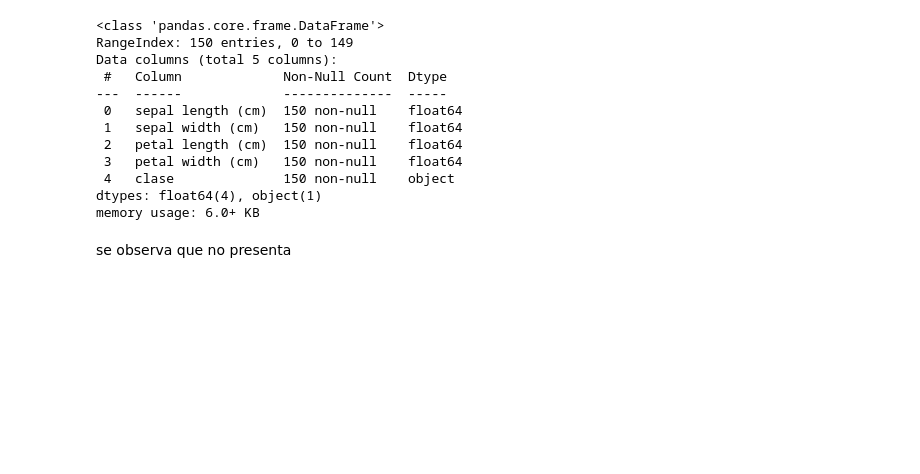
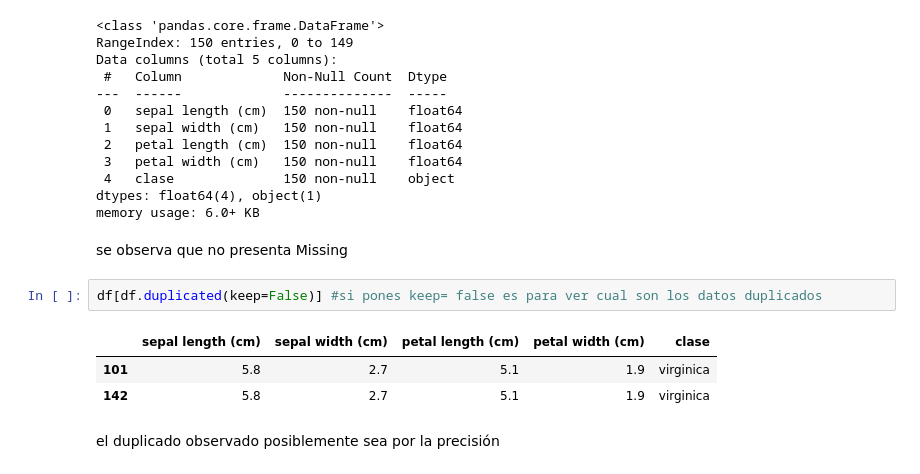
Before and after one commit to IsabelRomoBru/DS102024, a Jupyter notebook: 2-DataAnalysis/10-EDA/Analisis_datos_iris.ipynb, the cells around one changed output. Drawn from its saved outputs; the diff is of its cells as text; blank space fills up the shorter version.

```diff
--- a/2-DataAnalysis/10-EDA/Analisis_datos_iris.ipynb
+++ b/2-DataAnalysis/10-EDA/Analisis_datos_iris.ipynb
@@ -82,4 +89,12 @@ Data columns (total 5 columns):
 dtypes: float64(4), object(1)
 memory usage: 6.0+ KB
 # %% [markdown]
-se observa que no presenta
+se observa que no presenta Missing
+# %%
+df[df.duplicated(keep=False)] #si pones keep= false es para ver cual son los datos duplicados
+# %% [output]
+|  | sepal length (cm) | sepal width (cm) | petal length (cm) | petal width (cm) | clase |
+| 101 | 5.8 | 2.7 | 5.1 | 1.9 | virginica |
+| 142 | 5.8 | 2.7 | 5.1 | 1.9 | virginica |
+# %% [markdown]
+el duplicado observado posiblemente sea por la precisión
```
Also changed, not shown: parts of 14 cells of this notebook.
